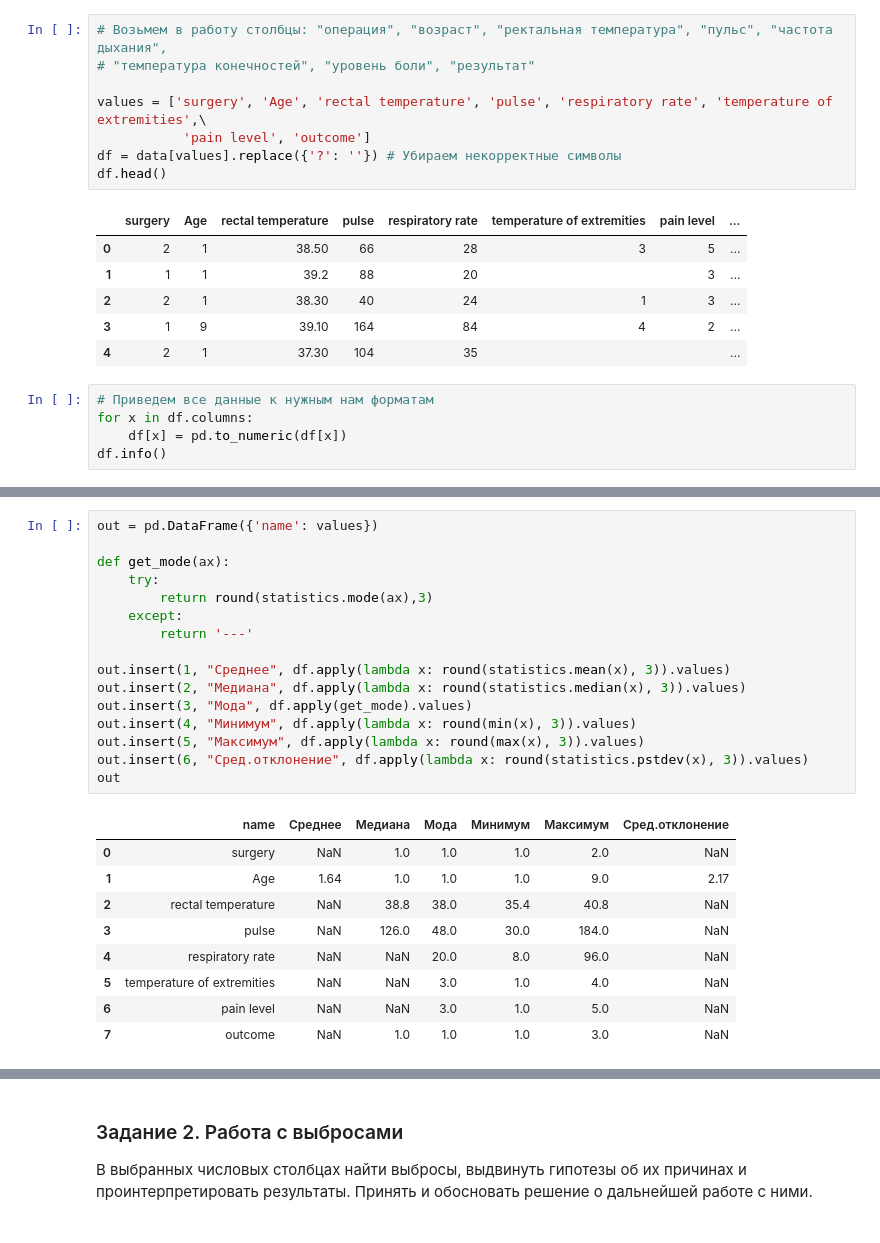
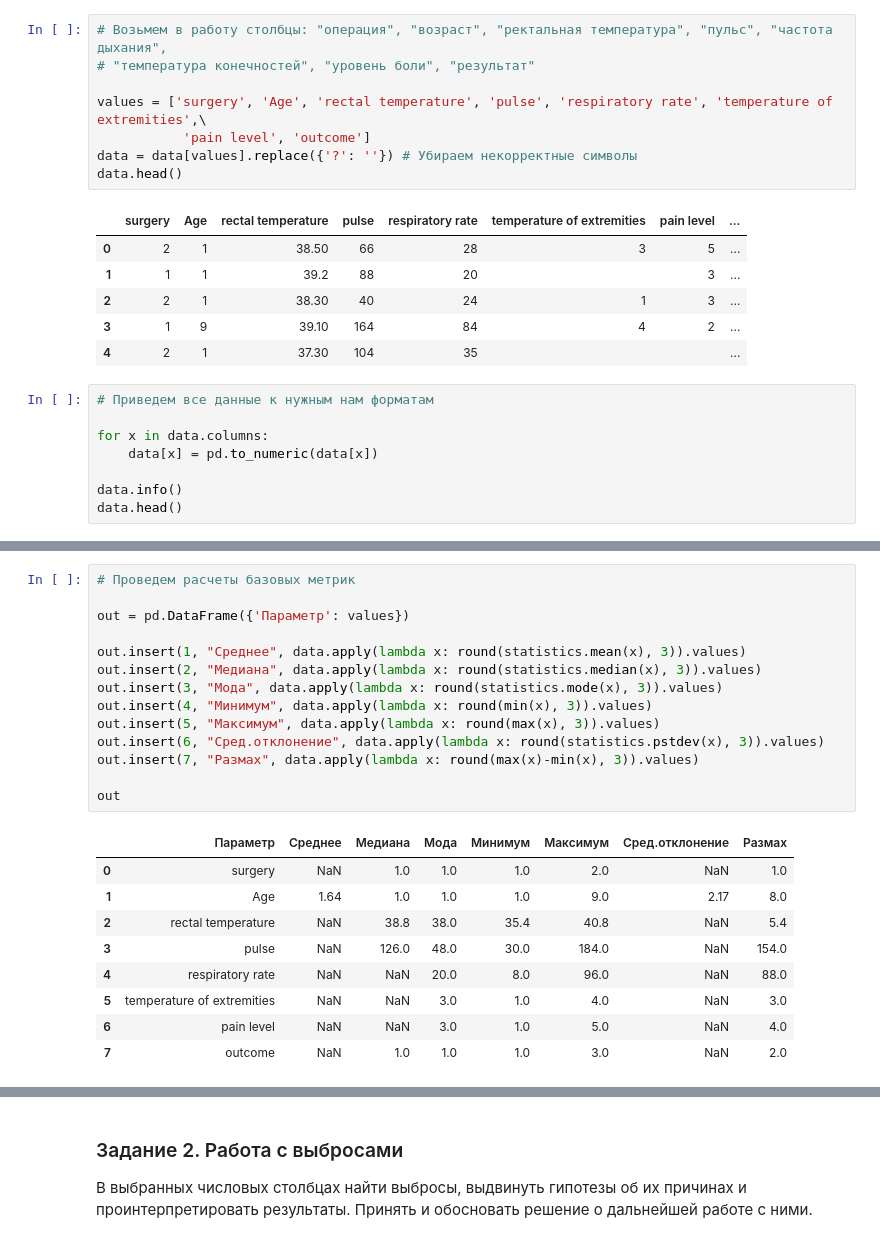
Before and after one commit to iamdenizzz/pyda-10, a Jupyter notebook: 22/stat_basics.ipynb, the cells around one changed output, grey strips where cells are left out. Saved outputs shown, nothing was run; the diff lists cells and outputs as text.

```diff
--- a/22/stat_basics.ipynb
+++ b/22/stat_basics.ipynb
@@ -36,8 +37,8 @@ data.head()
 
 values = ['surgery', 'Age', 'rectal temperature', 'pulse', 'respiratory rate', 'temperature of extremities',\
            'pain level', 'outcome']
-df = data[values].replace({'?': ''}) # Убираем некорректные символы
-df.head()
+data = data[values].replace({'?': ''}) # Убираем некорректные символы
+data.head()
 # %% [output]
 |  | surgery | Age | rectal temperature | pulse | respiratory rate | temperature of extremities | pain level | ... |
 | 0 | 2 | 1 | 38.50 | 66 | 28 | 3 | 5 | ... |
@@ -47,9 +48,12 @@ df.head()
 | 4 | 2 | 1 | 37.30 | 104 | 35 |  |  | ... |
 # %%
 # Приведем все данные к нужным нам форматам
-for x in df.columns:
-    df[x] = pd.to_numeric(df[x])
-df.info()
+
+for x in data.columns:
+    data[x] = pd.to_numeric(data[x])
+
+data.info()
+data.head()
 # %% [output]
 <class 'pandas.core.frame.DataFrame'>
 RangeIndex: 300 entries, 0 to 299
@@ -69,26 +79,24 @@ memory usage: 18.9 KB
 # %%
-out = pd.DataFrame({'name': values})
+# Проведем расчеты базовых метрик
 
-def get_mode(ax):
-    try:
-        return round(statistics.mode(ax),3)
-    except:
-        return '---'
+out = pd.DataFrame({'Параметр': values})
 
-out.insert(1, "Среднее", df.apply(lambda x: round(statistics.mean(x), 3)).values)
-out.insert(2, "Медиана", df.apply(lambda x: round(statistics.median(x), 3)).values)
-out.insert(3, "Мода", df.apply(get_mode).values)
-out.insert(4, "Минимум", df.apply(lambda x: round(min(x), 3)).values)
-out.insert(5, "Максимум", df.apply(lambda x: round(max(x), 3)).values)
-out.insert(6, "Сред.отклонение", df.apply(lambda x: round(statistics.pstdev(x), 3)).values)
+out.insert(1, "Среднее", data.apply(lambda x: round(statistics.mean(x), 3)).values)
+out.insert(2, "Медиана", data.apply(lambda x: round(statistics.median(x), 3)).values)
+out.insert(3, "Мода", data.apply(lambda x: round(statistics.mode(x), 3)).values)
+out.insert(4, "Минимум", data.apply(lambda x: round(min(x), 3)).values)
+out.insert(5, "Максимум", data.apply(lambda x: round(max(x), 3)).values)
+out.insert(6, "Сред.отклонение", data.apply(lambda x: round(statistics.pstdev(x), 3)).values)
+out.insert(7, "Размах", data.apply(lambda x: round(max(x)-min(x), 3)).values)
+
 out
 # %% [output]
-|  | name | Среднее | Медиана | Мода | Минимум | Максимум | Сред.отклонение |
-| 0 | surgery | NaN | 1.0 | 1.0 | 1.0 | 2.0 | NaN |
-| 1 | Age | 1.64 | 1.0 | 1.0 | 1.0 | 9.0 | 2.17 |
-| 2 | rectal temperature | NaN | 38.8 | 38.0 | 35.4 | 40.8 | NaN |
-| 3 | pulse | NaN | 126.0 | 48.0 | 30.0 | 184.0 | NaN |
-| 4 | respiratory rate | NaN | NaN | 20.0 | 8.0 | 96.0 | NaN |
-| 5 | temperature of extremities | NaN | NaN | 3.0 | 1.0 | 4.0 | NaN |
-| 6 | pain level | NaN | NaN | 3.0 | 1.0 | 5.0 | NaN |
-| 7 | outcome | NaN | 1.0 | 1.0 | 1.0 | 3.0 | NaN |
+|  | Параметр | Среднее | Медиана | Мода | Минимум | Максимум | Сред.отклонение | Размах |
+| 0 | surgery | NaN | 1.0 | 1.0 | 1.0 | 2.0 | NaN | 1.0 |
+| 1 | Age | 1.64 | 1.0 | 1.0 | 1.0 | 9.0 | 2.17 | 8.0 |
+| 2 | rectal temperature | NaN | 38.8 | 38.0 | 35.4 | 40.8 | NaN | 5.4 |
+| 3 | pulse | NaN | 126.0 | 48.0 | 30.0 | 184.0 | NaN | 154.0 |
+| 4 | respiratory rate | NaN | NaN | 20.0 | 8.0 | 96.0 | NaN | 88.0 |
+| 5 | temperature of extremities | NaN | NaN | 3.0 | 1.0 | 4.0 | NaN | 3.0 |
+| 6 | pain level | NaN | NaN | 3.0 | 1.0 | 5.0 | NaN | 4.0 |
+| 7 | outcome | NaN | 1.0 | 1.0 | 1.0 | 3.0 | NaN | 2.0 |
```
Also changed, not shown: parts of 8 cells of this notebook.
